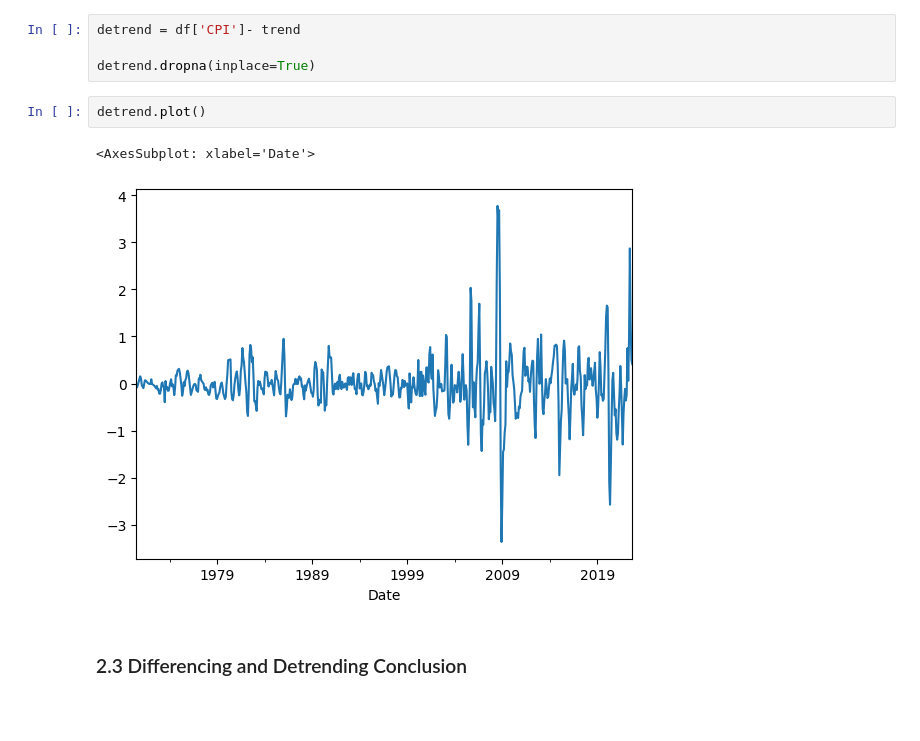
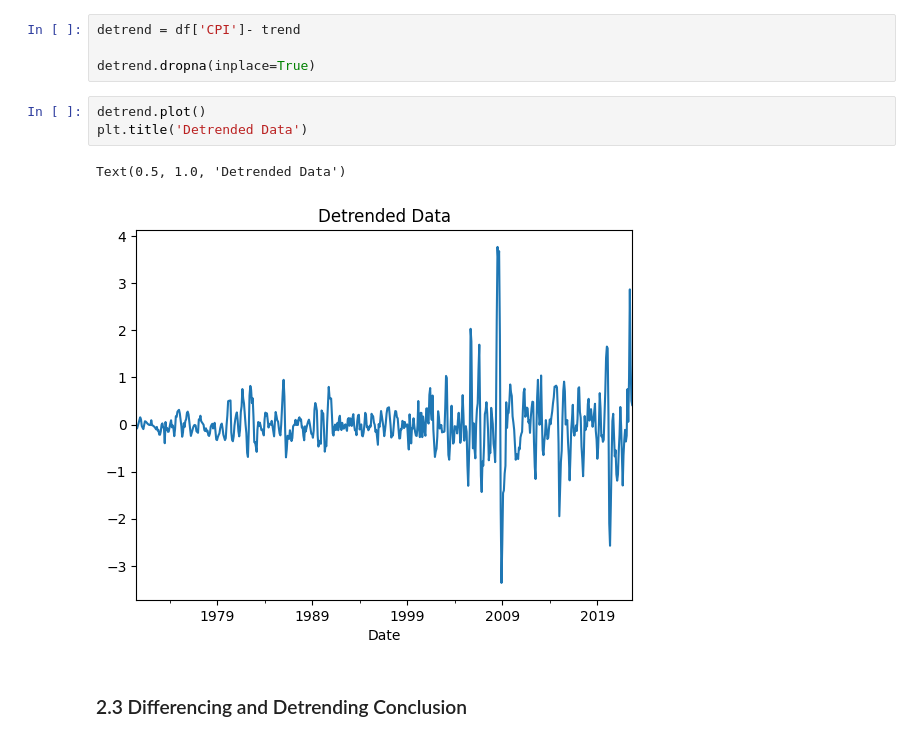
Before and after one commit to namtran6701/Inflation_Prediction, a Jupyter notebook: project_3.ipynb, the cells around one changed output. Saved outputs shown, nothing was run; the diff lists cells and outputs as text; blank space fills up the shorter version.

```diff
--- a/project_3.ipynb
+++ b/project_3.ipynb
@@ -210,9 +212,10 @@ detrend = df['CPI']- trend
 detrend.dropna(inplace=True)
 # %%
 detrend.plot()
+plt.title('Detrended Data')
 # %% [output]
-<AxesSubplot: xlabel='Date'>
+Text(0.5, 1.0, 'Detrended Data')
-[figure, old version]
+[figure, new version]
 # %% [markdown]
 ### 2.3 Differencing and Detrending Conclusion
 # %% [markdown]
```
Also changed, not shown: parts of 2 cells of this notebook.
